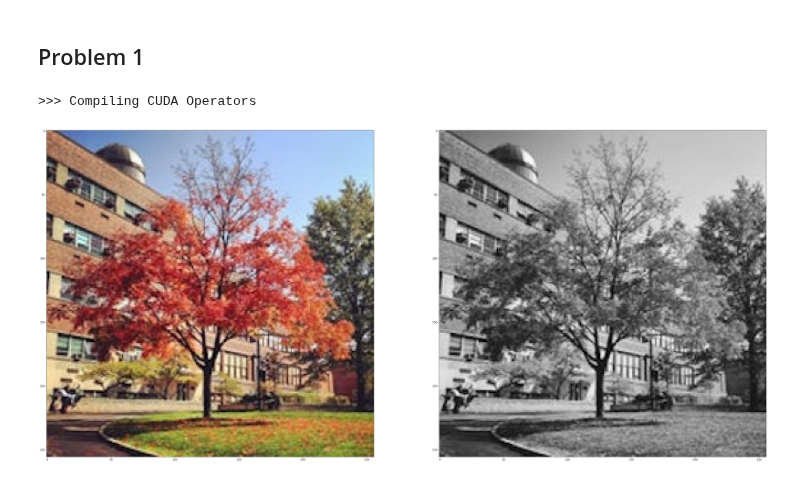
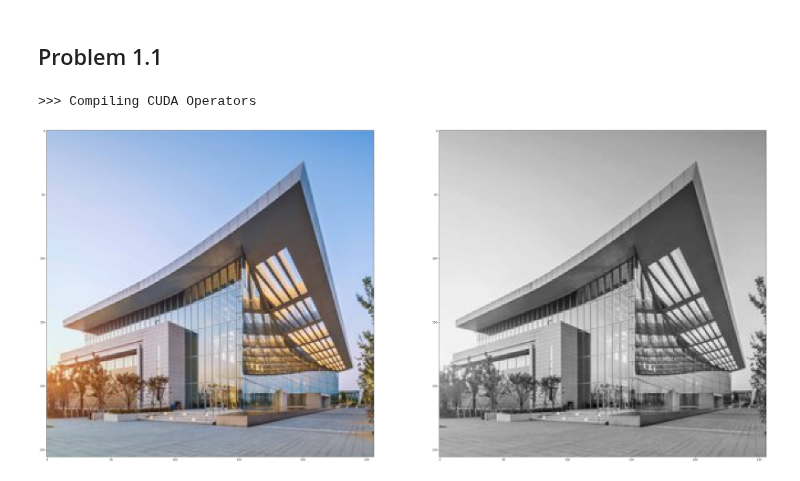
Before and after one commit to XDzzzzzZyq/computer-vision, a Jupyter notebook: hw1.ipynb, the cells around one changed output. Cells and saved outputs as stored; diff of their text form; code cells hidden in the pictures.

```diff
--- a/hw1.ipynb
+++ b/hw1.ipynb
@@ -1,3 +3,3 @@
 # %% [markdown]
-## Problem 1
+## Problem 1.1
 # %%
@@ -6,8 +7,8 @@ from cuda_vision import to_grayscale
 # %% [output]
 >>> Compiling CUDA Operators
 # %%
-img = load_raw('imgs/building_color.raw', 256, 256, 3)
+img = load_raw('imgs/building2_color.raw', 256, 256, 3)
 gray = to_grayscale(img)
 compare_imgs([img, gray])
 # %% [output]
-[figure, old version]
+[figure, new version]
```
Also changed, not shown: parts of 7 cells of this notebook, 4 other files.
